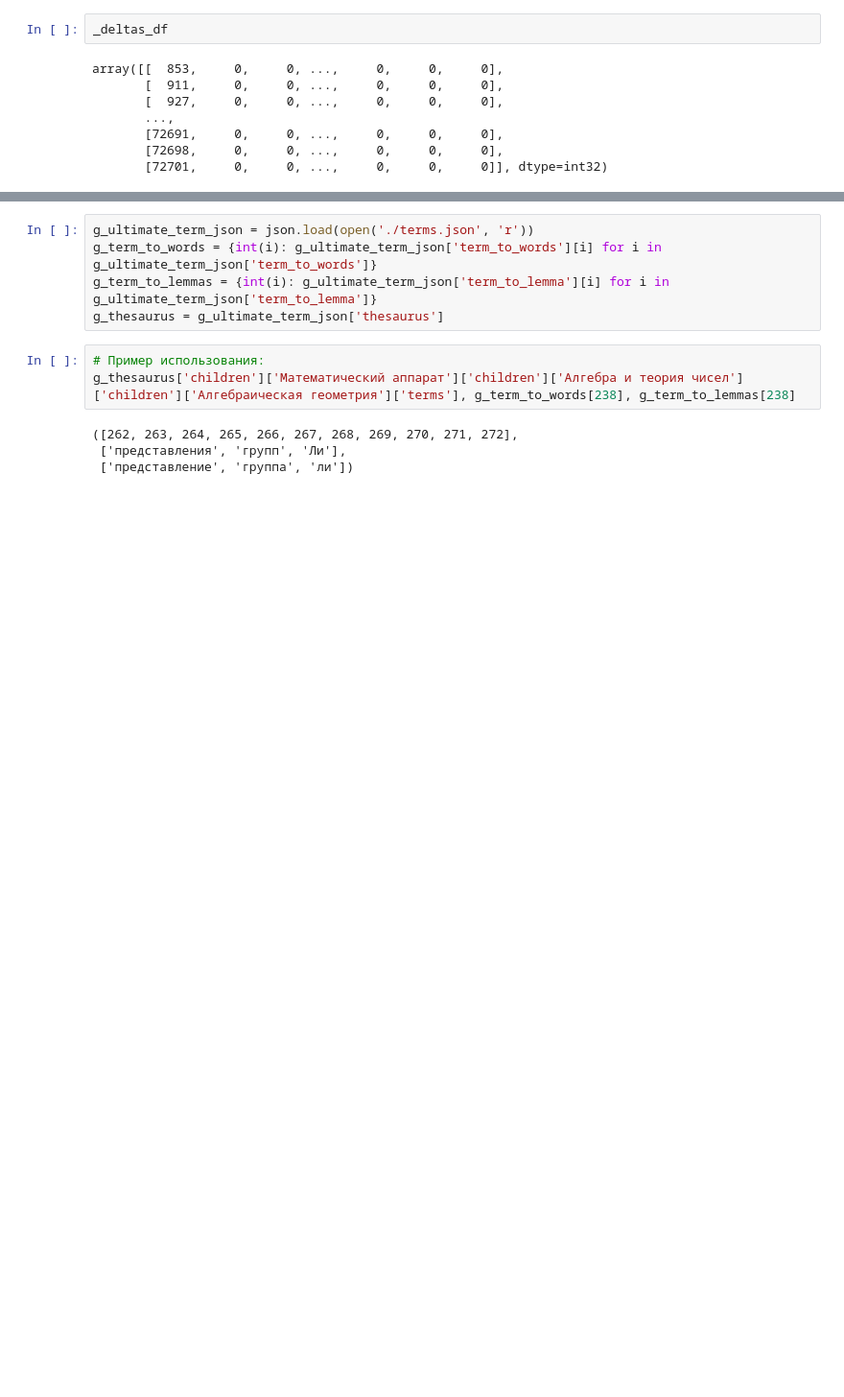
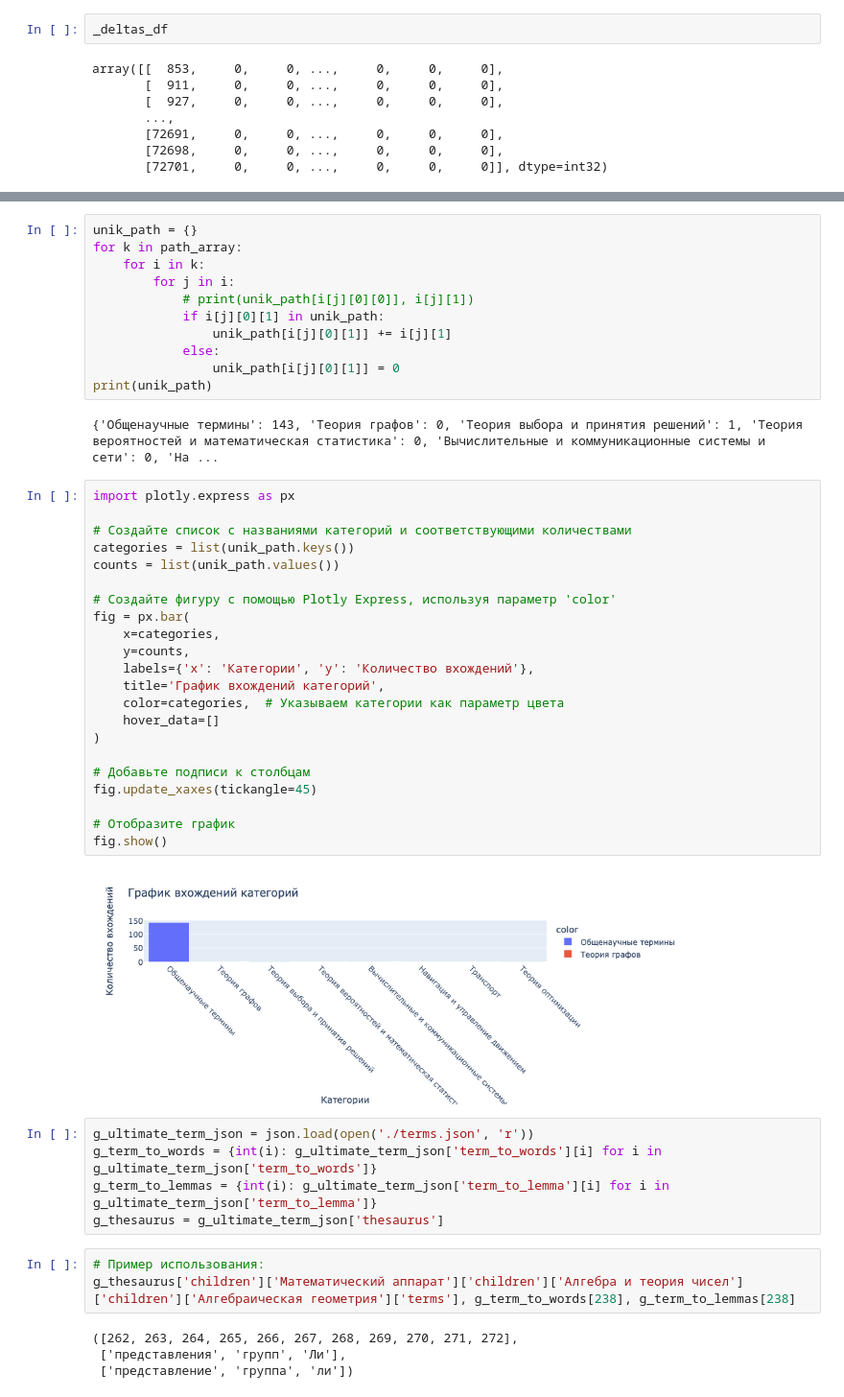
Before and after one commit to baozorp/ISAND_FRONTEND, a Jupyter notebook: front.ipynb, the cells around one changed output, grey strips where cells are left out. Shown: that part at 96% size. Saved outputs shown, nothing was run; the diff lists cells and outputs as text; blank space fills up the shorter version.

Commit message:
Added plots

```diff
--- a/front.ipynb
+++ b/front.ipynb
@@ -261,3 +258,40 @@ thesaurus.children.Общенаучные термины.children.Общенау
+# %%
+unik_path = {}
+for k in path_array:
+    for i in k:
+        for j in i:
+            # print(unik_path[i[j][0][0]], i[j][1])
+            if i[j][0][1] in unik_path:
+                unik_path[i[j][0][1]] += i[j][1]
+            else:
+                unik_path[i[j][0][1]] = 0
+print(unik_path)
+# %% [output]
+{'Общенаучные термины': 143, 'Теория графов': 0, 'Теория выбора и принятия решений': 1, 'Теория вероятностей и математическая статистика': 0, 'Вычислительные и коммуникационные системы и сети': 0, 'На ...
+# %%
+import plotly.express as px
+
+# Создайте список с названиями категорий и соответствующими количествами
+categories = list(unik_path.keys())
+counts = list(unik_path.values())
+
+# Создайте фигуру с помощью Plotly Express, используя параметр 'color'
+fig = px.bar(
+    x=categories,
+    y=counts,
+    labels={'x': 'Категории', 'y': 'Количество вхождений'},
+    title='График вхождений категорий',
+    color=categories,  # Указываем категории как параметр цвета
+    hover_data=[]
+)
+
+# Добавьте подписи к столбцам
+fig.update_xaxes(tickangle=45)
+
+# Отобразите график
+fig.show()
+# %% [output]
+[figure, added]
 # %%
 g_ultimate_term_json = json.load(open('./terms.json', 'r'))
 g_term_to_words = {int(i): g_ultimate_term_json['term_to_words'][i] for i in g_ultimate_term_json['term_to_words']}
```
Also changed, not shown: parts of 2 cells of this notebook, 1 other file.
